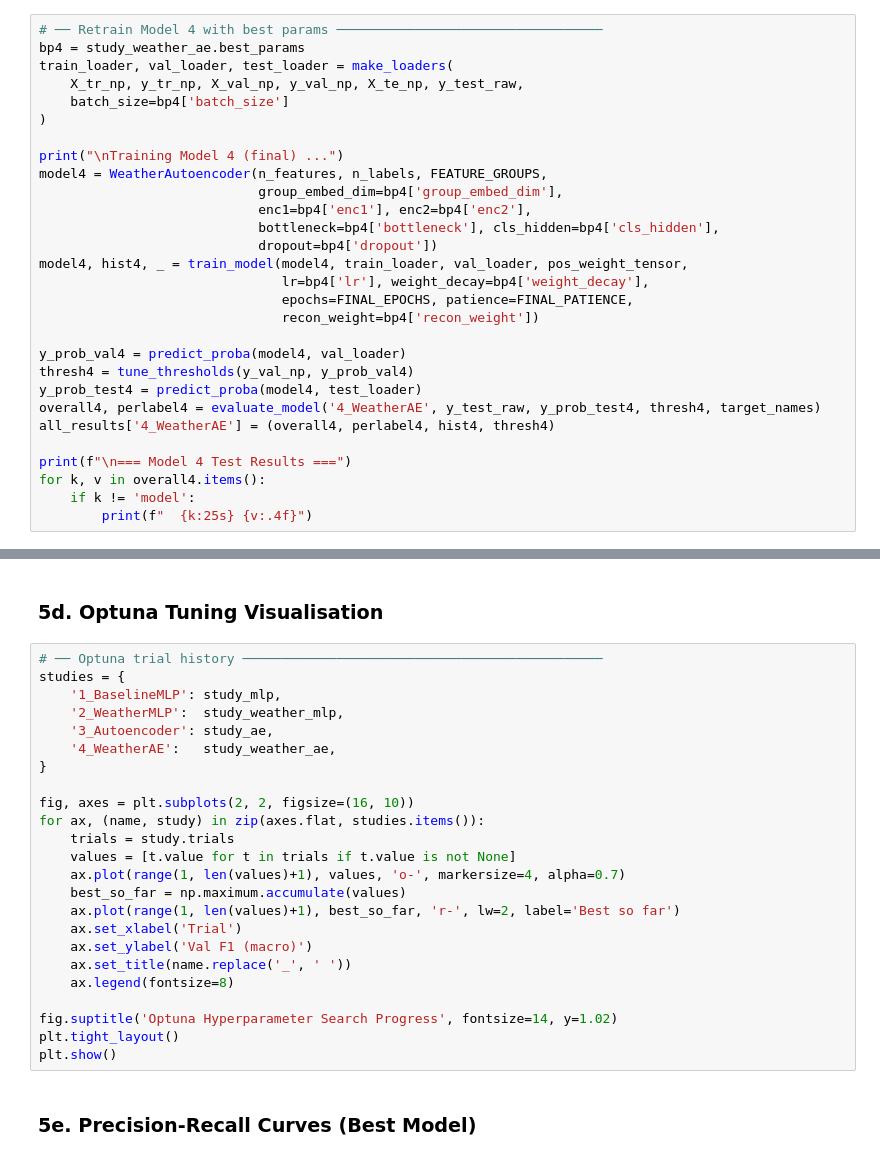
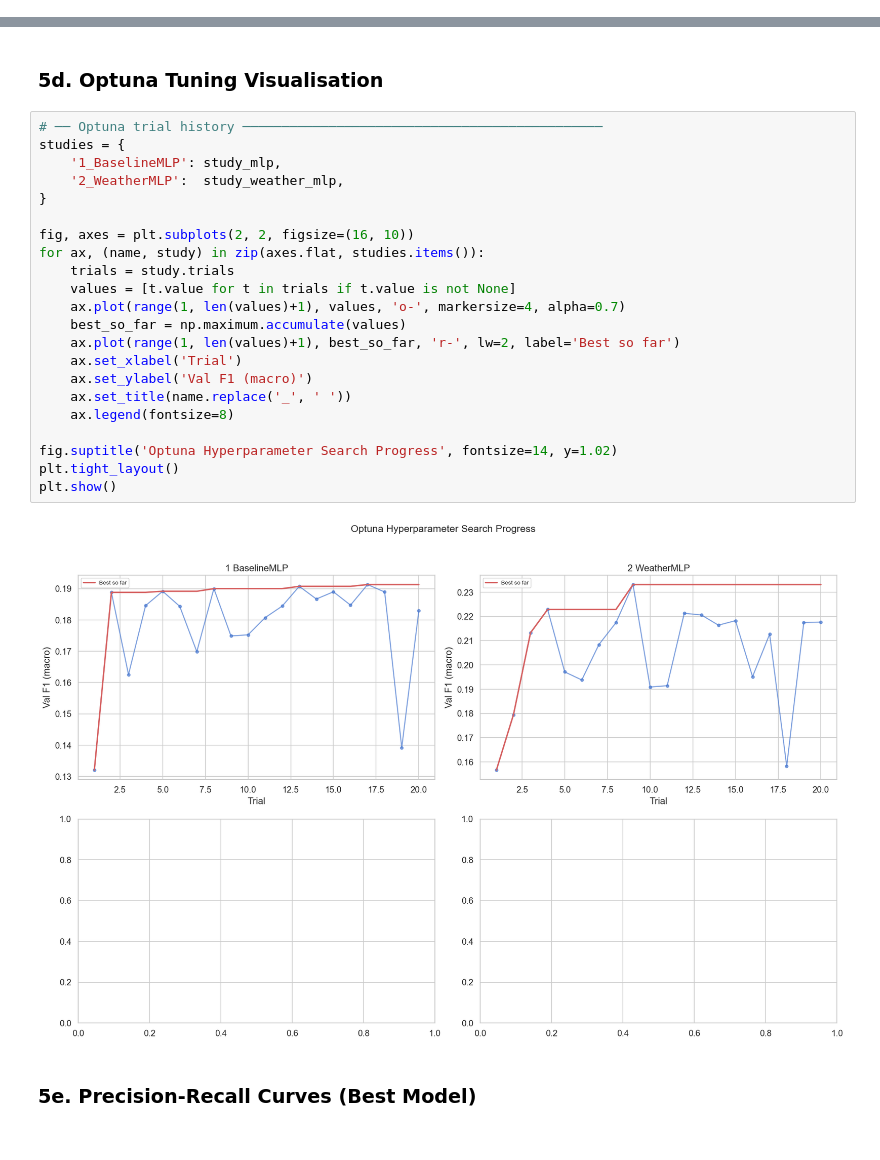
Before and after one commit to shikha-16/cascading-disaster-prediction, a Jupyter notebook: notebooks/04_neural_networks.ipynb, the cells around one changed output, grey strips where cells are left out. Cells and saved outputs as stored; diff of their text form.

Commit message:
notebook with results

```diff
--- a/notebooks/04_neural_networks.ipynb
+++ b/notebooks/04_neural_networks.ipynb
@@ -939,32 +1174,3 @@ print(f"  Best params: {study_weather_ae.best_params}")
-# %%
-# ── Retrain Model 4 with best params ──────────────────────────────────
-bp4 = study_weather_ae.best_params
-train_loader, val_loader, test_loader = make_loaders(
-    X_tr_np, y_tr_np, X_val_np, y_val_np, X_te_np, y_test_raw,
-    batch_size=bp4['batch_size']
-)
-
-print("\nTraining Model 4 (final) ...")
-model4 = WeatherAutoencoder(n_features, n_labels, FEATURE_GROUPS,
-                            group_embed_dim=bp4['group_embed_dim'],
-                            enc1=bp4['enc1'], enc2=bp4['enc2'],
-                            bottleneck=bp4['bottleneck'], cls_hidden=bp4['cls_hidden'],
-                            dropout=bp4['dropout'])
-model4, hist4, _ = train_model(model4, train_loader, val_loader, pos_weight_tensor,
-                               lr=bp4['lr'], weight_decay=bp4['weight_decay'],
-                               epochs=FINAL_EPOCHS, patience=FINAL_PATIENCE,
-                               recon_weight=bp4['recon_weight'])
-
-y_prob_val4 = predict_proba(model4, val_loader)
-thresh4 = tune_thresholds(y_val_np, y_prob_val4)
-y_prob_test4 = predict_proba(model4, test_loader)
-overall4, perlabel4 = evaluate_model('4_WeatherAE', y_test_raw, y_prob_test4, thresh4, target_names)
-all_results['4_WeatherAE'] = (overall4, perlabel4, hist4, thresh4)
-
-print(f"\n=== Model 4 Test Results ===")
-for k, v in overall4.items():
-    if k != 'model':
-        print(f"  {k:25s} {v:.4f}")
 # %% [markdown]
 ---
 ## 5. Comparative Analysis
@@ -1074,27 +1329,27 @@ plt.show()
 # %%
 # ── Optuna trial history ──────────────────────────────────────────────
 studies = {
     '1_BaselineMLP': study_mlp,
     '2_WeatherMLP':  study_weather_mlp,
-    '3_Autoencoder': study_ae,
-    '4_WeatherAE':   study_weather_ae,
 }
 
 fig, axes = plt.subplots(2, 2, figsize=(16, 10))
 for ax, (name, study) in zip(axes.flat, studies.items()):
     trials = study.trials
     values = [t.value for t in trials if t.value is not None]
     ax.plot(range(1, len(values)+1), values, 'o-', markersize=4, alpha=0.7)
     best_so_far = np.maximum.accumulate(values)
     ax.plot(range(1, len(values)+1), best_so_far, 'r-', lw=2, label='Best so far')
     ax.set_xlabel('Trial')
     ax.set_ylabel('Val F1 (macro)')
     ax.set_title(name.replace('_', ' '))
     ax.legend(fontsize=8)
 
 fig.suptitle('Optuna Hyperparameter Search Progress', fontsize=14, y=1.02)
 plt.tight_layout()
 plt.show()
+# %% [output]
+[figure, added]
 # %% [markdown]
 ### 5e. Precision-Recall Curves (Best Model)
 # %%
```
Also changed, not shown: parts of 28 cells of this notebook.
